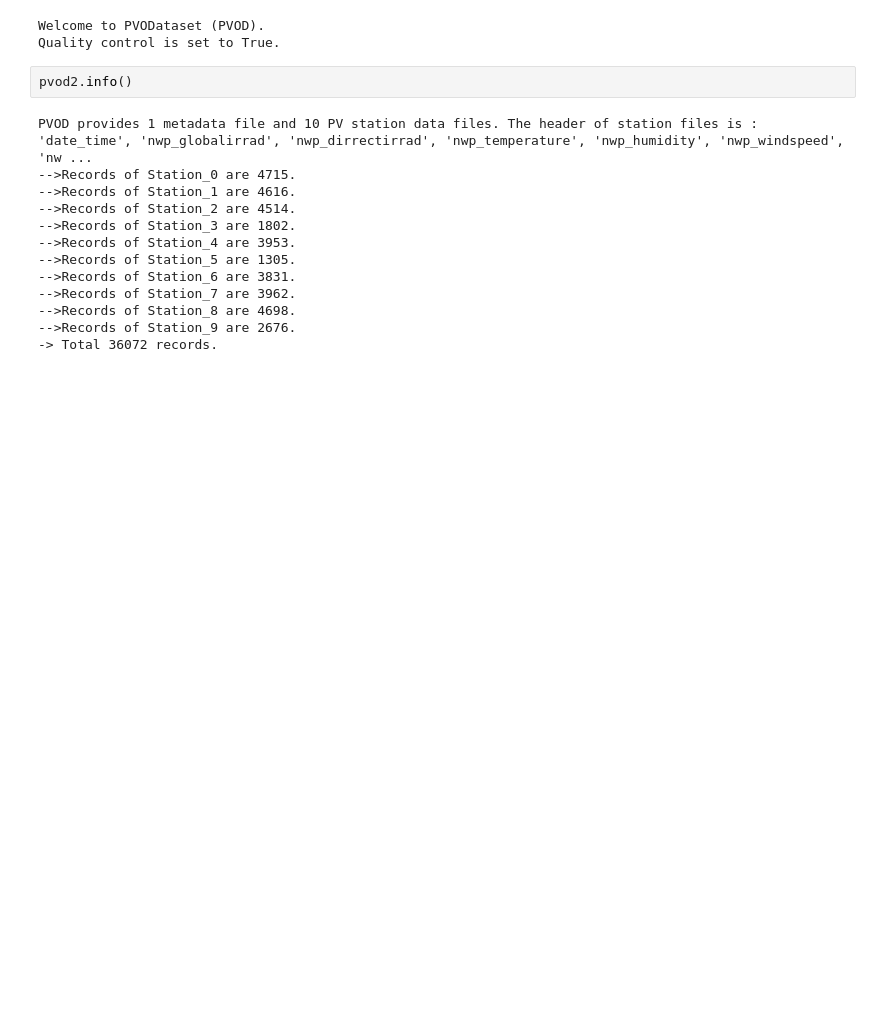
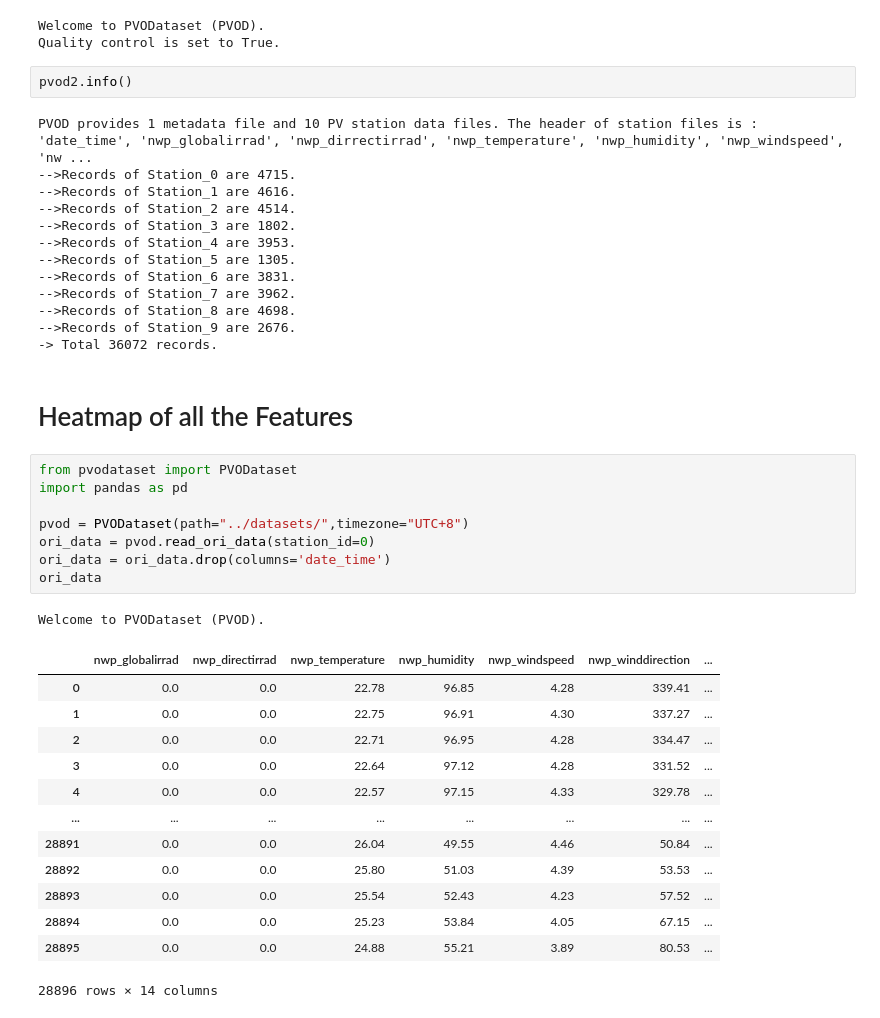
Before and after one commit to yaotc/PVODataset, a Jupyter notebook: src/SampleCode.ipynb, the cells around one changed output. Drawn from its saved outputs; the diff is of its cells as text; blank space fills up the shorter version.

```diff
--- a/src/SampleCode.ipynb
+++ b/src/SampleCode.ipynb
@@ -261,3 +261,28 @@ PVOD provides 1 metadata file and 10 PV station data files. The header of statio
 -->Records of Station_8 are 4698.
 -->Records of Station_9 are 2676.
 -> Total 36072 records.
+# %% [markdown]
+# Heatmap of all the Features
+# %%
+from pvodataset import PVODataset
+import pandas as pd
+
+pvod = PVODataset(path="../datasets/",timezone="UTC+8")
+ori_data = pvod.read_ori_data(station_id=0)
+ori_data = ori_data.drop(columns='date_time')
+ori_data
+# %% [output]
+Welcome to PVODataset (PVOD).
+|  | nwp_globalirrad | nwp_directirrad | nwp_temperature | nwp_humidity | nwp_windspeed | nwp_winddirection | ... |
+| 0 | 0.0 | 0.0 | 22.78 | 96.85 | 4.28 | 339.41 | ... |
+| 1 | 0.0 | 0.0 | 22.75 | 96.91 | 4.30 | 337.27 | ... |
+| 2 | 0.0 | 0.0 | 22.71 | 96.95 | 4.28 | 334.47 | ... |
+| 3 | 0.0 | 0.0 | 22.64 | 97.12 | 4.28 | 331.52 | ... |
+| 4 | 0.0 | 0.0 | 22.57 | 97.15 | 4.33 | 329.78 | ... |
+| ... | ... | ... | ... | ... | ... | ... | ... |
+| 28891 | 0.0 | 0.0 | 26.04 | 49.55 | 4.46 | 50.84 | ... |
+| 28892 | 0.0 | 0.0 | 25.80 | 51.03 | 4.39 | 53.53 | ... |
+| 28893 | 0.0 | 0.0 | 25.54 | 52.43 | 4.23 | 57.52 | ... |
+| 28894 | 0.0 | 0.0 | 25.23 | 53.84 | 4.05 | 67.15 | ... |
+| 28895 | 0.0 | 0.0 | 24.88 | 55.21 | 3.89 | 80.53 | ... |
+28896 rows × 14 columns
```
Also changed, not shown: parts of 1 cell of this notebook, 3 other files.
